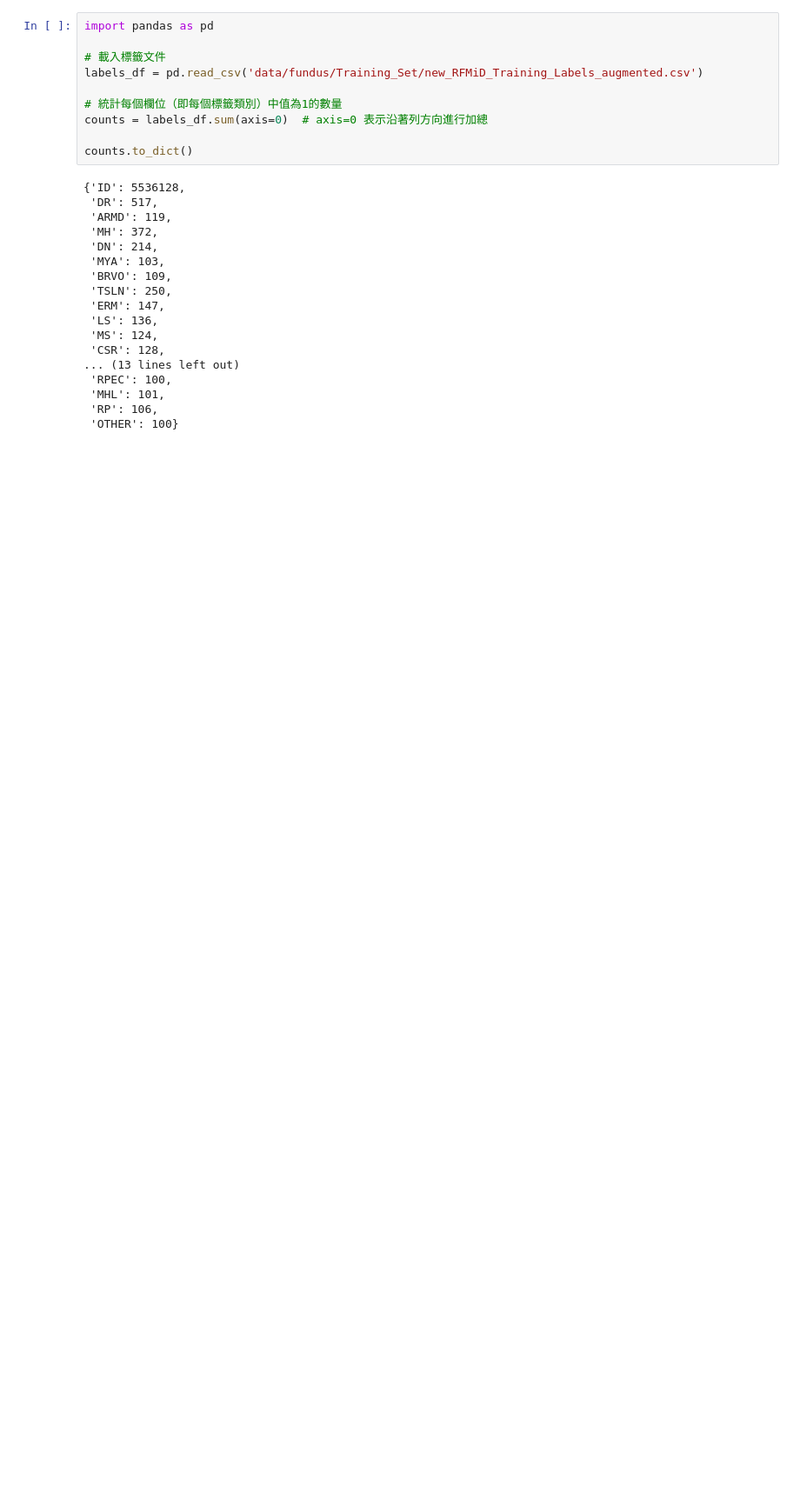
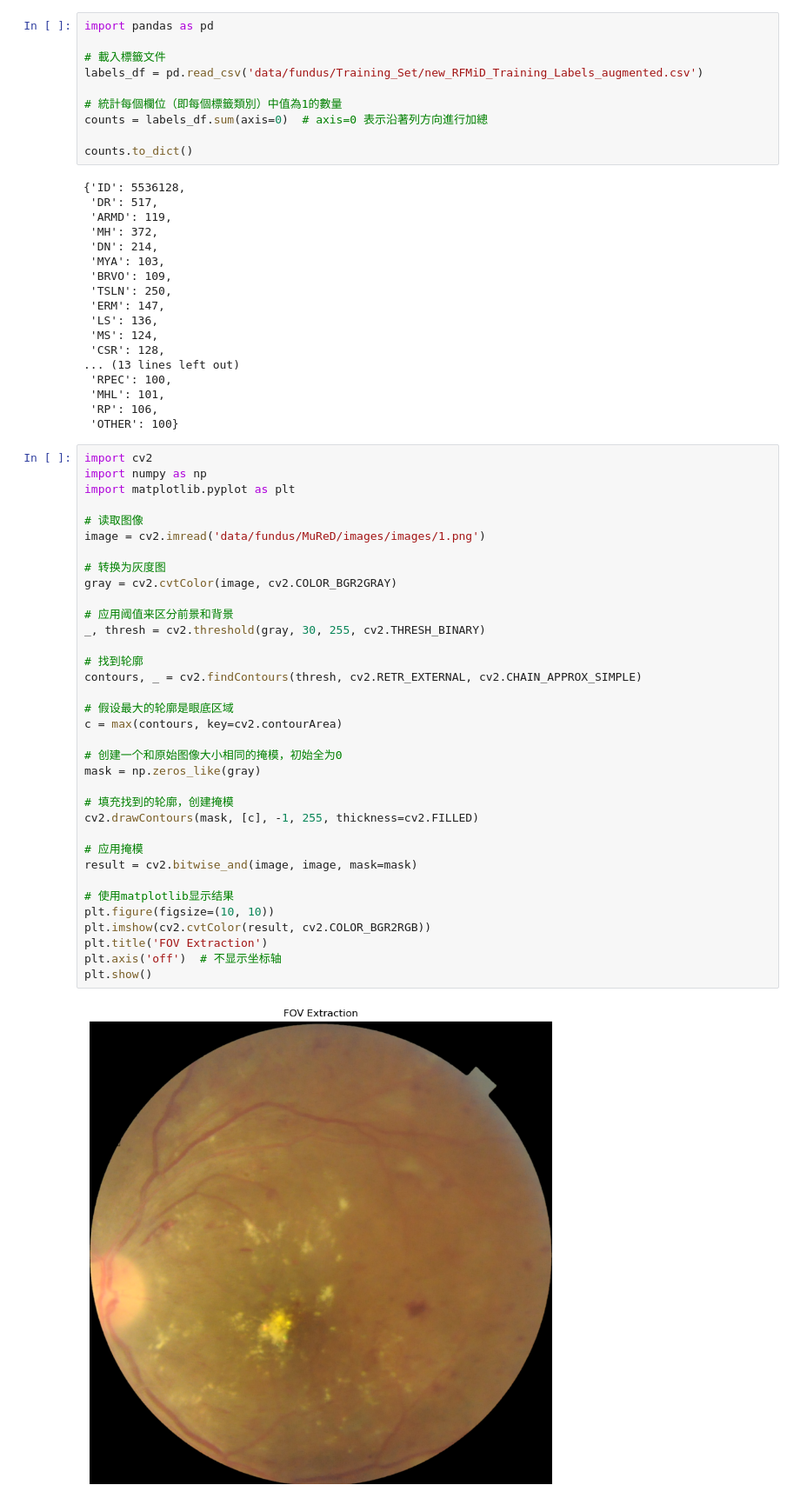
Before and after one commit to stevenlinlinlin/Multilabel-Fundus-Image-Classificaiton, a Jupyter notebook: data_analysis.ipynb, the cells around one changed output. Shown at 87% size. Drawn from its saved outputs; the diff is of its cells as text; blank space fills up the shorter version.

Commit message:
fov extraction

```diff
--- a/data_analysis.ipynb
+++ b/data_analysis.ipynb
@@ -75,3 +75,40 @@ counts.to_dict()
  'MHL': 101,
  'RP': 106,
  'OTHER': 100}
+# %%
+import cv2
+import numpy as np
+import matplotlib.pyplot as plt
+
+# 读取图像
+image = cv2.imread('data/fundus/MuReD/images/images/1.png')
+
+# 转换为灰度图
+gray = cv2.cvtColor(image, cv2.COLOR_BGR2GRAY)
+
+# 应用阈值来区分前景和背景
+_, thresh = cv2.threshold(gray, 30, 255, cv2.THRESH_BINARY)
+
+# 找到轮廓
+contours, _ = cv2.findContours(thresh, cv2.RETR_EXTERNAL, cv2.CHAIN_APPROX_SIMPLE)
+
+# 假设最大的轮廓是眼底区域
+c = max(contours, key=cv2.contourArea)
+
+# 创建一个和原始图像大小相同的掩模，初始全为0
+mask = np.zeros_like(gray)
+
+# 填充找到的轮廓，创建掩模
+cv2.drawContours(mask, [c], -1, 255, thickness=cv2.FILLED)
+
+# 应用掩模
+result = cv2.bitwise_and(image, image, mask=mask)
+
+# 使用matplotlib显示结果
+plt.figure(figsize=(10, 10))
+plt.imshow(cv2.cvtColor(result, cv2.COLOR_BGR2RGB))
+plt.title('FOV Extraction')
+plt.axis('off')  # 不显示坐标轴
+plt.show()
+# %% [output]
+[figure, added]
```
Also changed, not shown: 1 other file.
